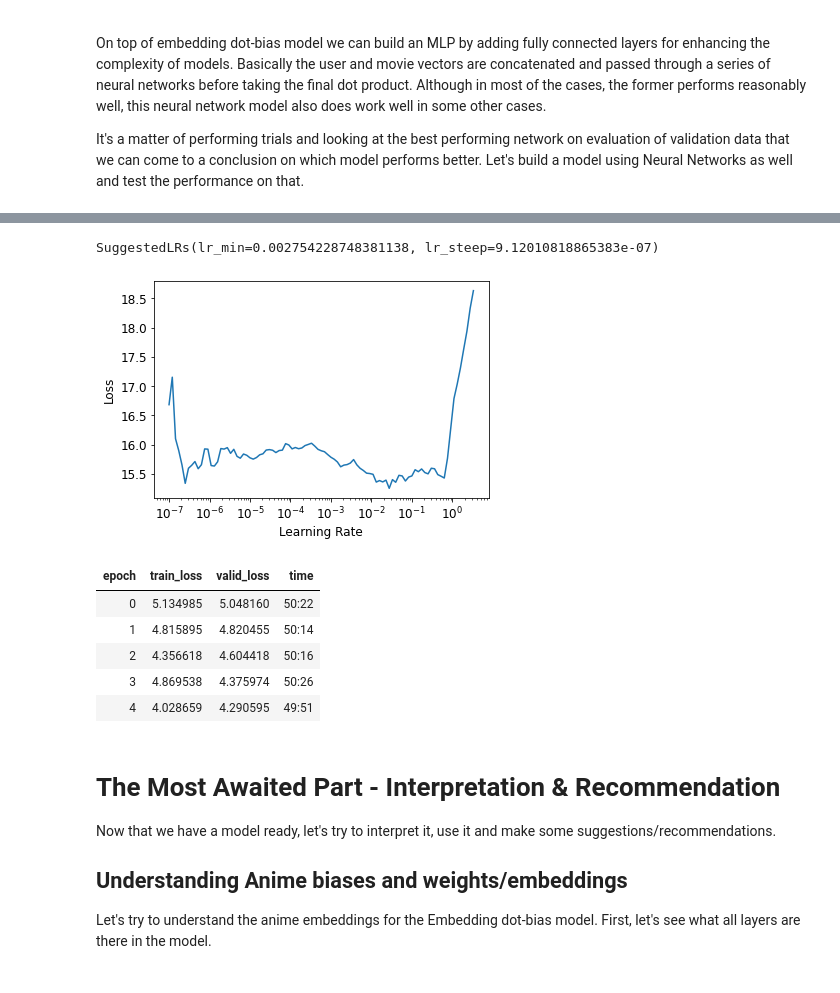
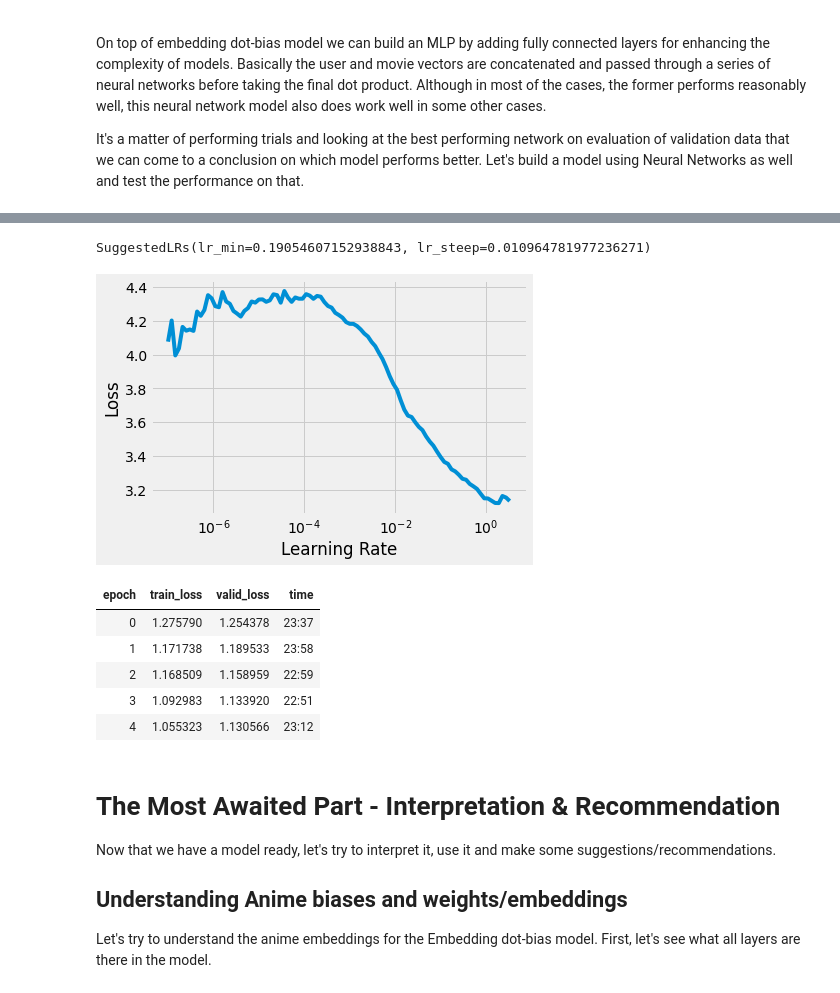
Before and after one commit to ElisonSherton/Collaborative-Filtering-On-Anime-Dataset, a Jupyter notebook: AnimeRecommendation.ipynb, the cells around one changed output, grey strips where cells are left out. Saved outputs shown, nothing was run; the diff lists cells and outputs as text; code cells hidden in the pictures.

```diff
--- a/AnimeRecommendation.ipynb
+++ b/AnimeRecommendation.ipynb
@@ -96,4 +142,16 @@ anime_data.head()
+# %%
+anime_rating_mapping = {int(k):v for k,v in anime_data[['anime_id', 'rating']].values}
+
+imputed_ratings = []
+for anime_id, item in data[["anime_id", "ratings"]].values:
+    if np.isnan(item):
+        imputed_ratings.append(anime_rating_mapping[int(anime_id)])
+    else:
+        imputed_ratings.append(item)
+# %%
+data["ratings"] = imputed_ratings
 # %%
 final_data = pd.merge(left = data, right = anime_data, how = "inner", on = "anime_id")
+final_data = final_data.dropna()  # Some anime have missing genre or members data, so drop those records as well.
 final_data.head()
 # %% [output]
@@ -162,11 +238,11 @@ Let's create a simple model and train it and evaluate it's performance.
 # This is an empirical trick which is meant to make the embedding better
 # We basically constrain the output of dot product between a slightly
 # expanded range in order to improve the quality of embeddings
-min_rating = final_data.ratings.min() - 0.5
+min_rating = final_data.ratings.min()
 max_rating = final_data.ratings.max() + 0.5
 
-# Representing every user and every movie as a vector of length 60
-learn = collab_learner(dls = dloader, n_factors = 60, y_range = (min_rating, max_rating))
+# Representing every user and every movie as a vector of length 50
+learn = collab_learner(dls = dloader, n_factors = 50, y_range = (min_rating, max_rating))
 # %%
 # Find a proper learning rate
 learn.lr_find()
@@ -198,24 +275,24 @@ It's a matter of performing trials and looking at the best performing network on
 # %%
 # Representing every user and every movie as a vector of length 60
 # Add two layers in the network each with 120 neurons and 50 neurons respectively
-learn_nn = collab_learner(dls = dloader, use_nn = True, emb_szs = {"user_id":60, "anime_id":60}, y_range = (min_rating, max_rating), layers = [120, 50])
+learn_nn = collab_learner(dls = dloader, use_nn = True, emb_szs = {"user_id":50, "name":50}, y_range = (min_rating, max_rating), layers = [50, 10])
 
 # Find an appropriate learning rate
 learn_nn.lr_find()
 # %% [output]
 [interactive output not drawn]
-SuggestedLRs(lr_min=0.002754228748381138, lr_steep=9.12010818865383e-07)
+SuggestedLRs(lr_min=0.19054607152938843, lr_steep=0.010964781977236271)
-[figure, old version]
+[figure, new version]
 # %%
 # Run the learner for 5 episodes with a small weight decay for regularization
-learn_nn.fit_one_cycle(n_epoch = 5, lr_max = 1e-3, wd = 1e-2)
+learn_nn.fit_one_cycle(n_epoch = 5, lr_max = 5e-3, wd = 1e-3)
 # %% [output]
 | epoch | train_loss | valid_loss | time |
-| 0 | 5.134985 | 5.048160 | 50:22 |
-| 1 | 4.815895 | 4.820455 | 50:14 |
-| 2 | 4.356618 | 4.604418 | 50:16 |
-| 3 | 4.869538 | 4.375974 | 50:26 |
-| 4 | 4.028659 | 4.290595 | 49:51 |
+| 0 | 1.275790 | 1.254378 | 23:37 |
+| 1 | 1.171738 | 1.189533 | 23:58 |
+| 2 | 1.168509 | 1.158959 | 22:59 |
+| 3 | 1.092983 | 1.133920 | 22:51 |
+| 4 | 1.055323 | 1.130566 | 23:12 |
 # %%
 # Save the model for inference later on
 learn_nn.export("./NN_Recommender_model.pkl")
```
Also changed, not shown: parts of 39 cells of this notebook.
